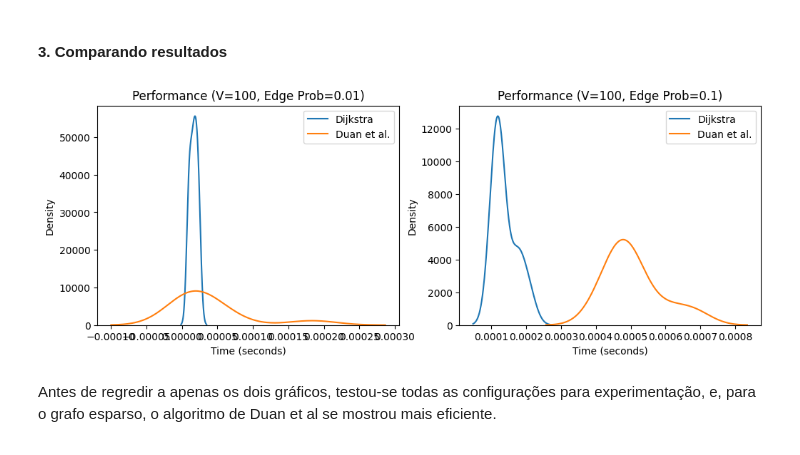
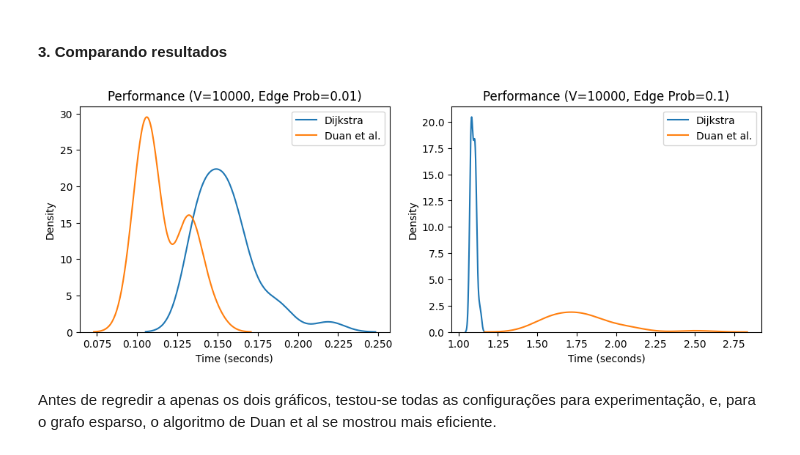
Before and after one commit to erick1-618/tcc_graphs, a Jupyter notebook: performance_tests.ipynb, the cells around one changed output. Drawn from its saved outputs; the diff is of its cells as text; code cells hidden in the pictures.

```diff
--- a/performance_tests.ipynb
+++ b/performance_tests.ipynb
@@ -14,10 +14,10 @@ from graphs.duan_et_al import sssp_duan_et_al
 
 
 # Quantidade de grafos por configuração
-num_graphs = 5
+num_graphs = 30
 
 # Quantidade de vértices
-num_vertices = (10, 100, 100)
+num_vertices = (10, 1000, 10000)
 
 # Densidade de arestas
 edge_probabilities = (0.01, 0.1, 0.5)
@@ -60,27 +60,27 @@ with open('data/first_results.json', 'w') as f:
 # %% [markdown]
 #### 3. Comparando resultados
 # %%
-num_vertices_interesse = [100]
+num_vertices_interesse = [10000]
 densidades_interesse = (0.01, 0.1)
 
 # Utilizando subplots
 fig, ax = plt.subplots(1, 2, figsize=(12, 4))
 
 for num_v in num_vertices_interesse:
     for i, edge_prob in enumerate(densidades_interesse):
         t_dijkstra = results[(num_v, edge_prob, 'dijkstra')]
         t_duan = results[(num_v, edge_prob, 'sssp_duan_et_al')]
 
         # Plotando kde
         sns.kdeplot(t_dijkstra, label='Dijkstra', ax=ax[i])
         sns.kdeplot(t_duan, label='Duan et al.', ax=ax[i])
 
         ax[i].set_title(f'Performance (V={num_v}, Edge Prob={edge_prob})')
         ax[i].set_xlabel('Time (seconds)')
         ax[i].set_ylabel('Density')
         ax[i].legend()
 # %% [output]
-[figure, old version]
+[figure, new version]
 # %% [markdown]
 Antes de regredir a apenas os dois gráficos, testou-se todas as configurações para experimentação, e, para o grafo esparso, o algoritmo de Duan et al se mostrou mais eficiente.
 # %% [markdown]
```
Also changed, not shown: parts of 2 cells of this notebook, 4 other files.
